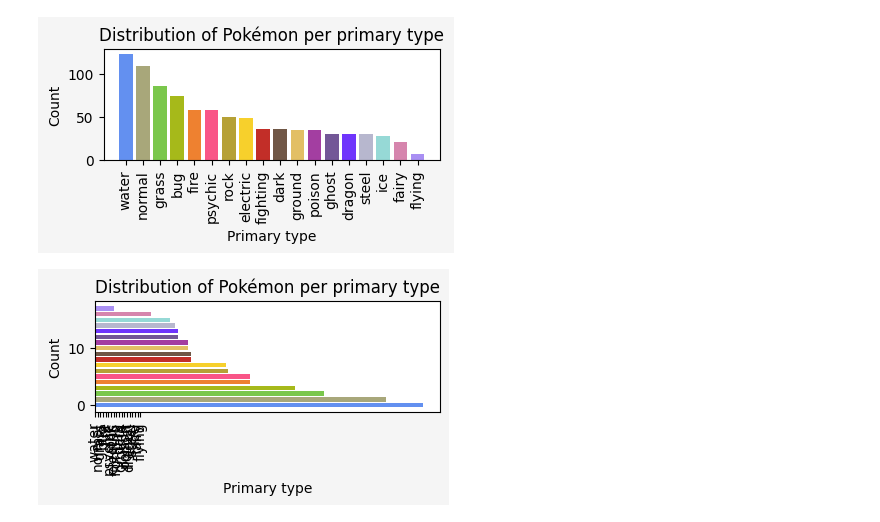
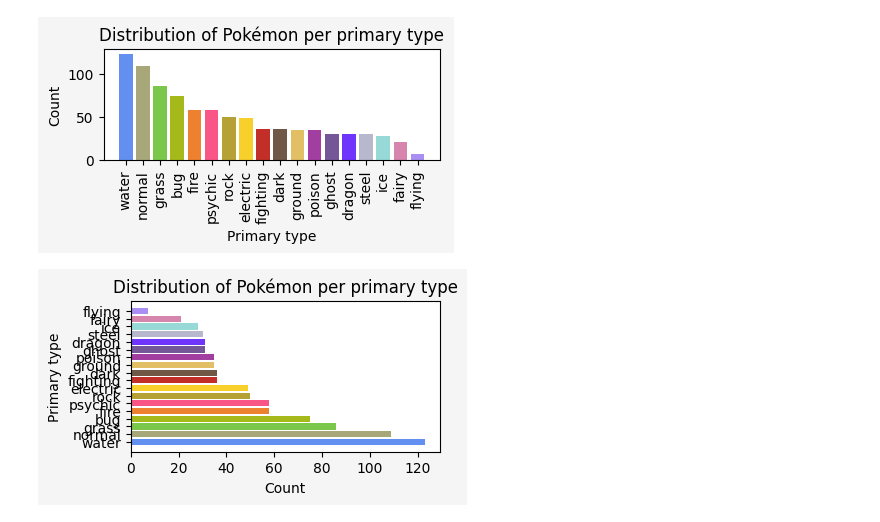
Before and after one commit to mathspp/20240510-webinar-pandas-matplotlib, a Jupyter notebook: webinar.ipynb, the cells around one changed output. Saved outputs shown, nothing was run; the diff lists cells and outputs as text; code cells hidden in the pictures.

```diff
--- a/webinar.ipynb
+++ b/webinar.ipynb
@@ -889,27 +889,26 @@ _ = ax.set_ylabel("Count")
 # %%
 fig, ax = plt.subplots(
     figsize=(4, 2.25),
     facecolor="whitesmoke",
     layout="constrained",
 )
 
 p_type = pokemon["primary_type"]
 value_counts = p_type.value_counts()
 colours = [type_colours_data[typ] for typ in value_counts.index]
 
 ax.barh(
     range(p_type.nunique()),
     value_counts,
     color=colours,
 )
-_ = ax.set_xticks(
+_ = ax.set_yticks(
     range(p_type.nunique()),
     labels=value_counts.index,
-    rotation=90,
 )
 
 _ = ax.set_title("Distribution of Pokémon per primary type")
-_ = ax.set_xlabel("Primary type")
-_ = ax.set_ylabel("Count")
+_ = ax.set_ylabel("Primary type")
+_ = ax.set_xlabel("Count")
 # %% [output]
-[figure, old version]
+[figure, new version]
```
